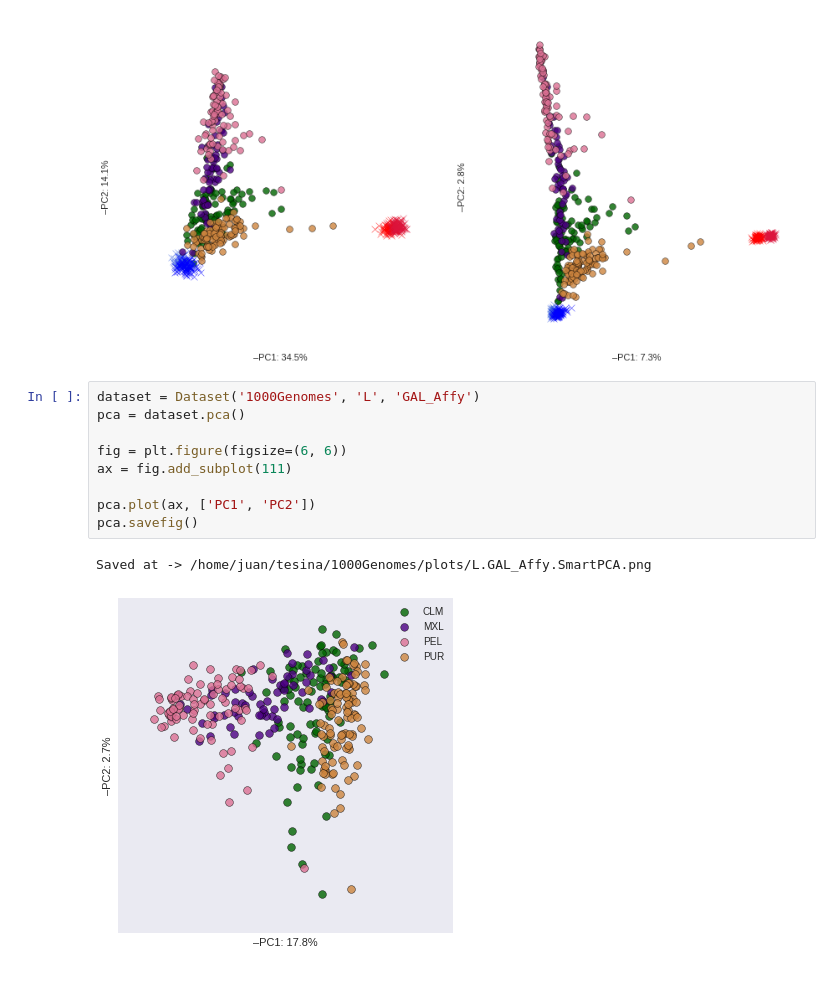
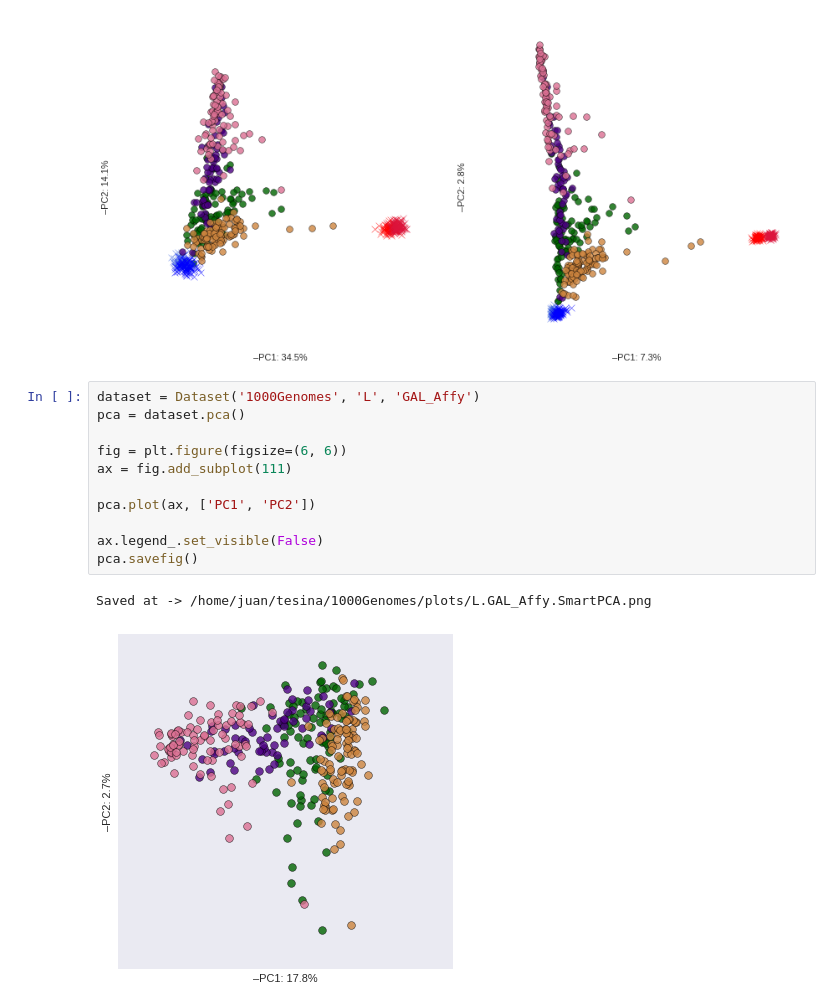
Before and after one commit to jmberros/ancestrator, a Jupyter notebook: PCA.ipynb, the cells around one changed output. Cells and saved outputs as stored; diff of their text form.

```diff
--- a/PCA.ipynb
+++ b/PCA.ipynb
@@ -43,12 +43,14 @@ smartpca
 # %%
 dataset = Dataset('1000Genomes', 'L', 'GAL_Affy')
 pca = dataset.pca()
 
 fig = plt.figure(figsize=(6, 6))
 ax = fig.add_subplot(111)
 
 pca.plot(ax, ['PC1', 'PC2'])
+
+ax.legend_.set_visible(False)
 pca.savefig()
 # %% [output]
 Saved at -> /home/juan/tesina/1000Genomes/plots/L.GAL_Affy.SmartPCA.png
-[figure, old version]
+[figure, new version]
```
Also changed, not shown: 6 other files.
